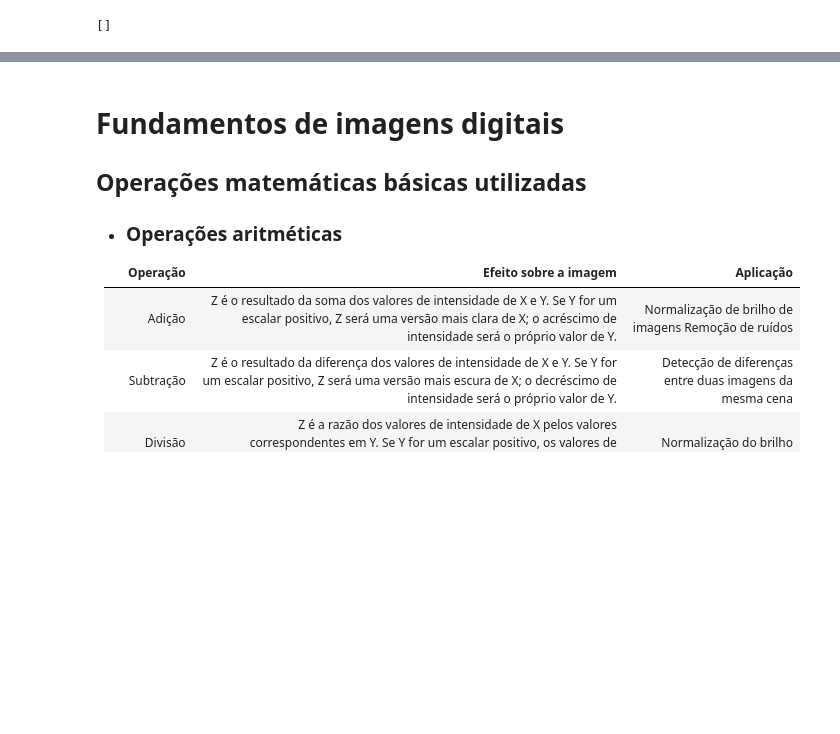
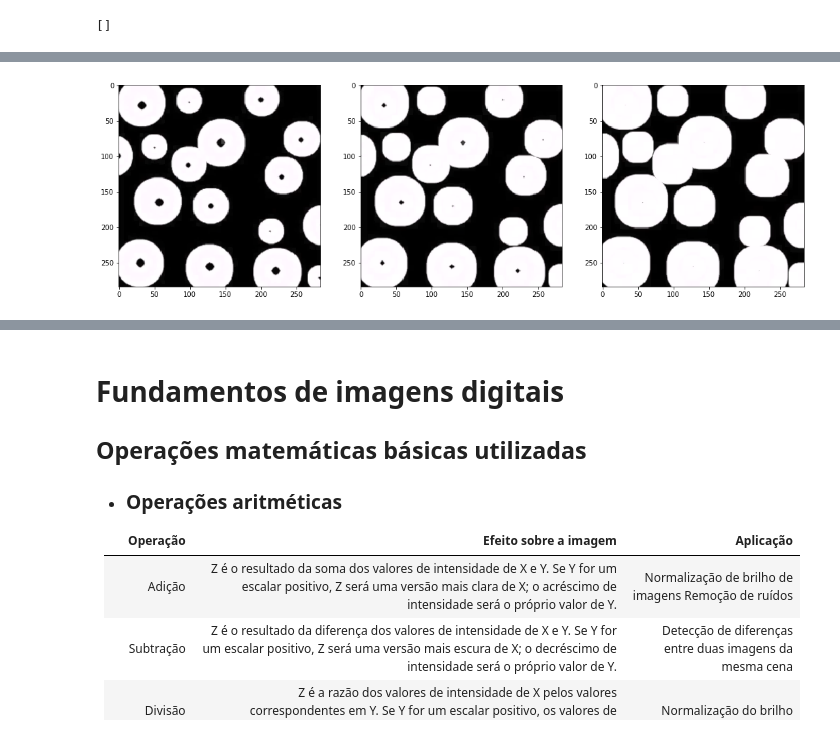
Before and after one commit to alfakini/university, a Jupyter notebook: digital-image-processing/class-1.ipynb, the cells around one changed output, grey strips where cells are left out. Drawn from its saved outputs; the diff is of its cells as text; code cells hidden in the pictures; blank space fills up the shorter version.

```diff
--- a/digital-image-processing/class-1.ipynb
+++ b/digital-image-processing/class-1.ipynb
@@ -175,0 +182,17 @@ img redimensionada: (24, 24, 3)
+# %%
+kernel = np.ones((5,5), np.uint8)
+img_dilation_1 = cv2.dilate(img, kernel, iterations=1)
+img_dilation_2 = cv2.dilate(img, kernel, iterations=2)
+img_dilation_3 = cv2.dilate(img, kernel, iterations=3)
+
+imgs = [img_dilation_1, img_dilation_2, img_dilation_3]
+
+fig = plt.figure()
+for n, img in enumerate(imgs):
+    fig.add_subplot(1, np.ceil(len(imgs)/float(1)), n + 1)
+    plt.imshow(img)
+
+fig.set_size_inches(np.array(fig.get_size_inches()) * len(imgs))
+plt.show()
+# %% [output]
+[figure, added]
```
Also changed, not shown: parts of 25 cells of this notebook, 11 other files.
